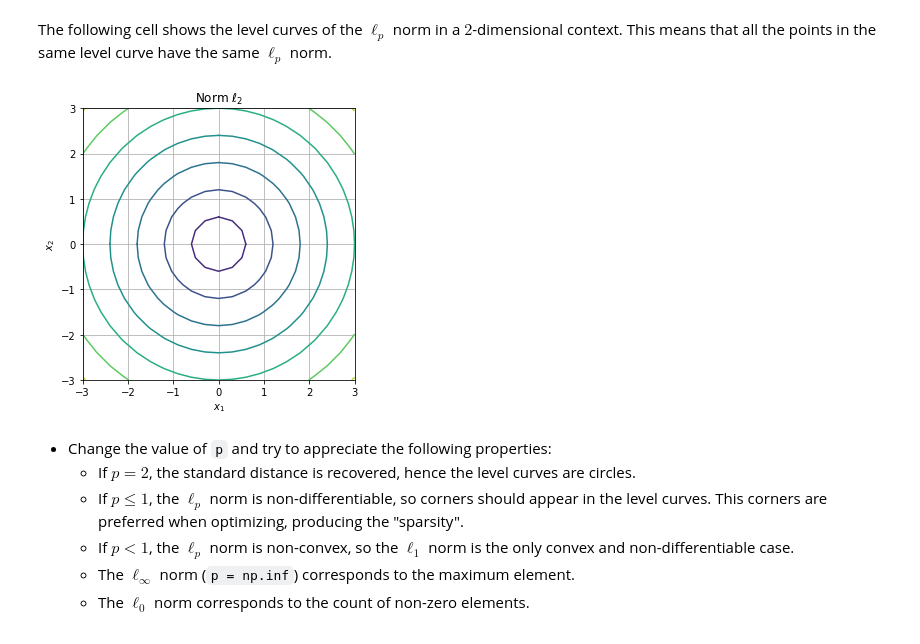
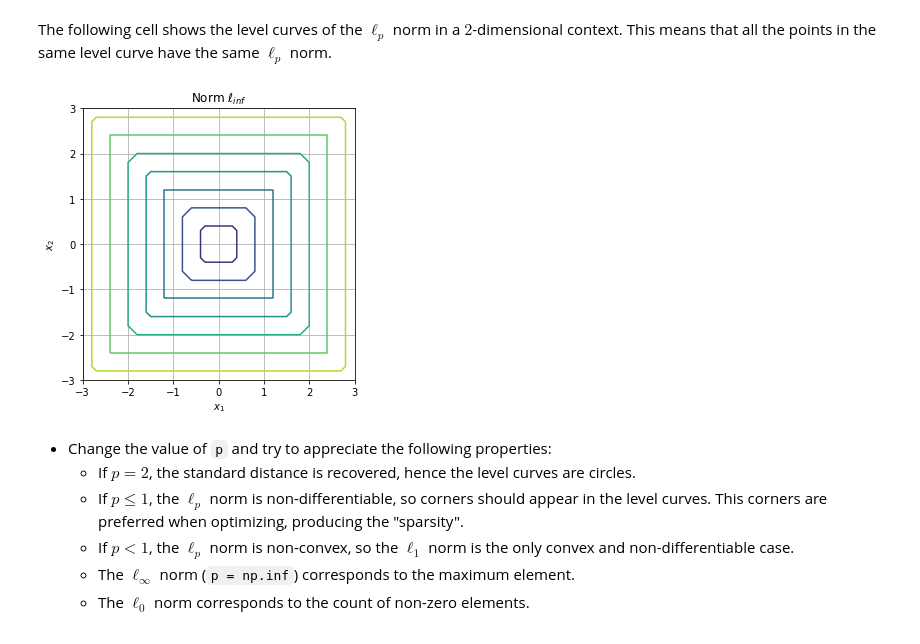
Before and after one commit to OscarGB/MUCD-MAAA, a Jupyter notebook: Oscar/2- Kernel Methods/01-LM.ipynb, the cells around one changed output. Cells and saved outputs as stored; diff of their text form; code cells hidden in the pictures.

```diff
--- a/Oscar/Kernel Methods/01-LM.ipynb
+++ b/Oscar/2- Kernel Methods/01-LM.ipynb
@@ -518,12 +521,12 @@ This means that all the points in the same level curve have the same $\ell_p$ no
 # %%
 ########################################
 # The value of p can be modified here.
-p = 2
+p = np.inf
 ########################################
 
 plot_contour_lp(p=p)
 # %% [output]
-[figure, old version]
+[figure, new version]
 # %% [markdown]
 <div class="qst">
 
```
Also changed, not shown: parts of 4 cells of this notebook, 9 other files.
